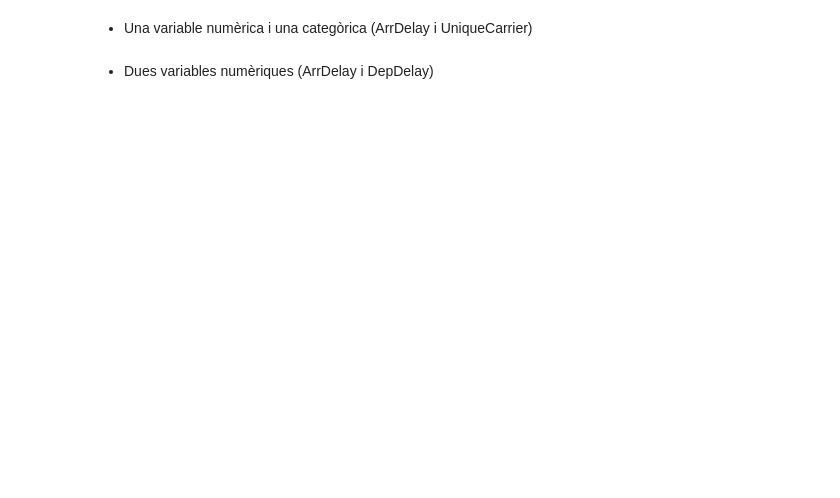
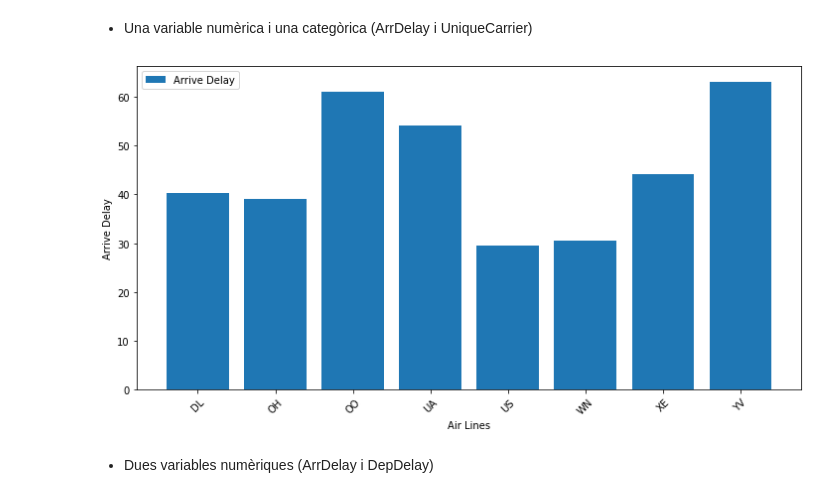
Before and after one commit to kabraxxx/visualitzaci-_explorat-ria, a Jupyter notebook: S03 T01.ipynb, the cells around one changed output. Saved outputs shown, nothing was run; the diff lists cells and outputs as text; code cells hidden in the pictures; blank space fills up the shorter version.

```diff
--- a/S03 T01.ipynb
+++ b/S03 T01.ipynb
@@ -17,4 +79,25 @@ Crea almenys una visualització per:
 # %% [markdown]
 * Una variable numèrica i una categòrica (ArrDelay i UniqueCarrier)
+# %%
+ArrDelayByAirLine_group = df['ArrDelay'].groupby(df['UniqueCarrier']).mean()
+#print(ArrDelayByAirLine_group)
+
+x = ArrDelayByAirLine_group.index.values
+
+fig, ax = plt.subplots(figsize = (12,6))
+ax.set_xticks(np.arange(len(x)))
+ax.set_xticklabels(x, rotation = 45)
+ax.bar(np.arange(len(x)),ArrDelayByAirLine_group, align='center', label='Arrive Delay')
+
+ax.set_xlabel('Air Lines')
+ax.set_ylabel('Arrive Delay')
+
+plt.legend()
+
+plt.savefig("ArrDelayByAirLine_group.png")
+
+plt.show()
+# %% [output]
+[figure, added]
 # %% [markdown]
 * Dues variables numèriques (ArrDelay i DepDelay)
```
Also changed, not shown: parts of 18 cells of this notebook, 10 other files.
